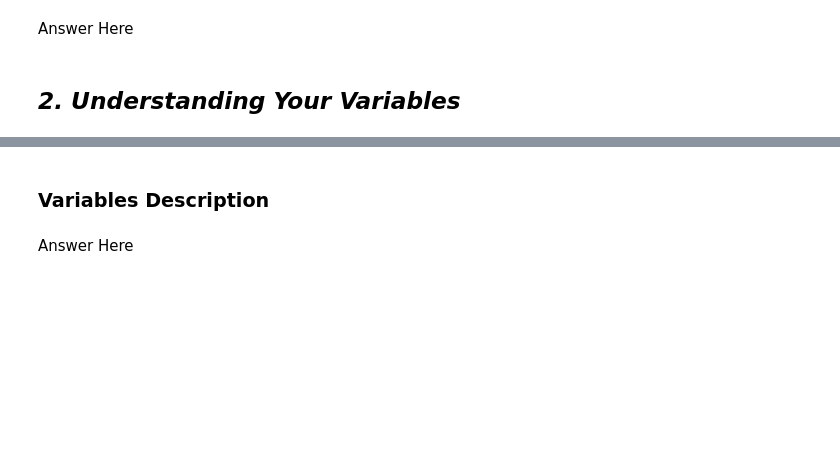
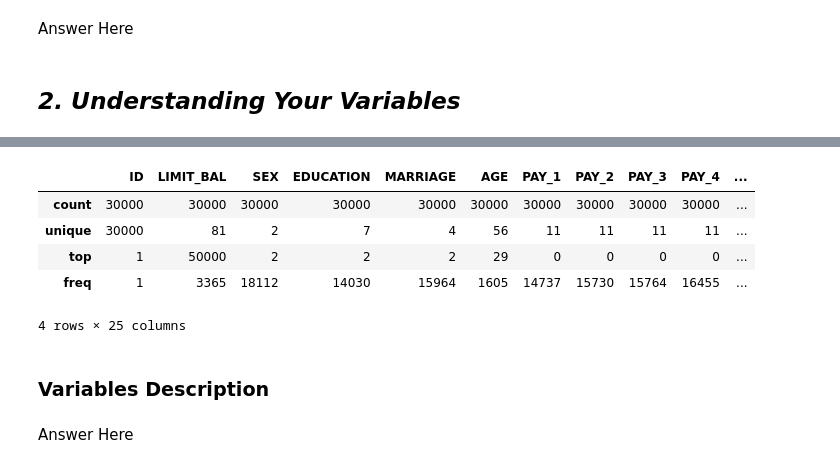
Before and after one commit to sourav03dutta/Credit-Card-Default-Prediction, a Jupyter notebook: Credit_Card_Default_Prediction.ipynb, the cells around one changed output, grey strips where cells are left out. Saved outputs shown, nothing was run; the diff lists cells and outputs as text; code cells hidden in the pictures; blank space fills up the shorter version.

```diff
--- a/Credit_Card_Default_Prediction.ipynb
+++ b/Credit_Card_Default_Prediction.ipynb
@@ -181,5 +228,14 @@ Answer Here
 # %%
 # Dataset Describe
+
+Credit_Data.describe()
+# %% [output]
+|  | ID | LIMIT_BAL | SEX | EDUCATION | MARRIAGE | AGE | PAY_1 | PAY_2 | PAY_3 | PAY_4 | ... |
+| count | 30000 | 30000 | 30000 | 30000 | 30000 | 30000 | 30000 | 30000 | 30000 | 30000 | ... |
+| unique | 30000 | 81 | 2 | 7 | 4 | 56 | 11 | 11 | 11 | 11 | ... |
+| top | 1 | 50000 | 2 | 2 | 2 | 29 | 0 | 0 | 0 | 0 | ... |
+| freq | 1 | 3365 | 18112 | 14030 | 15964 | 1605 | 14737 | 15730 | 15764 | 16455 | ... |
+4 rows × 25 columns
 # %% [markdown]
 ### Variables Description
 # %% [markdown]
```
Also changed, not shown: parts of 11 cells of this notebook.
